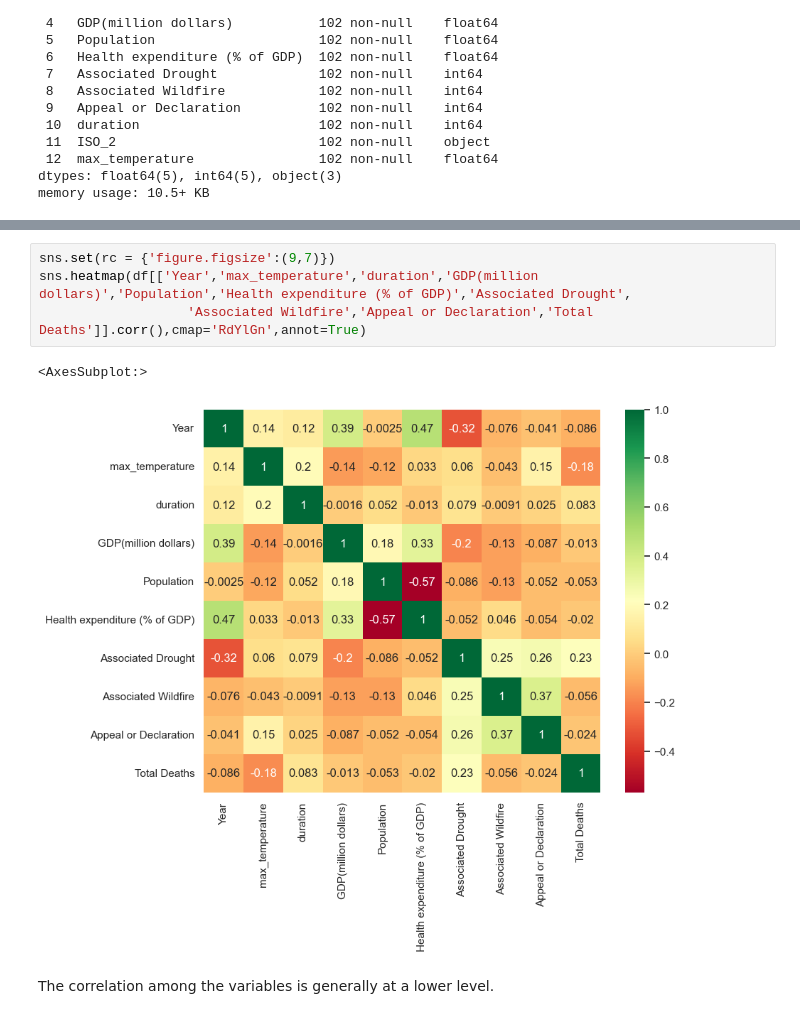
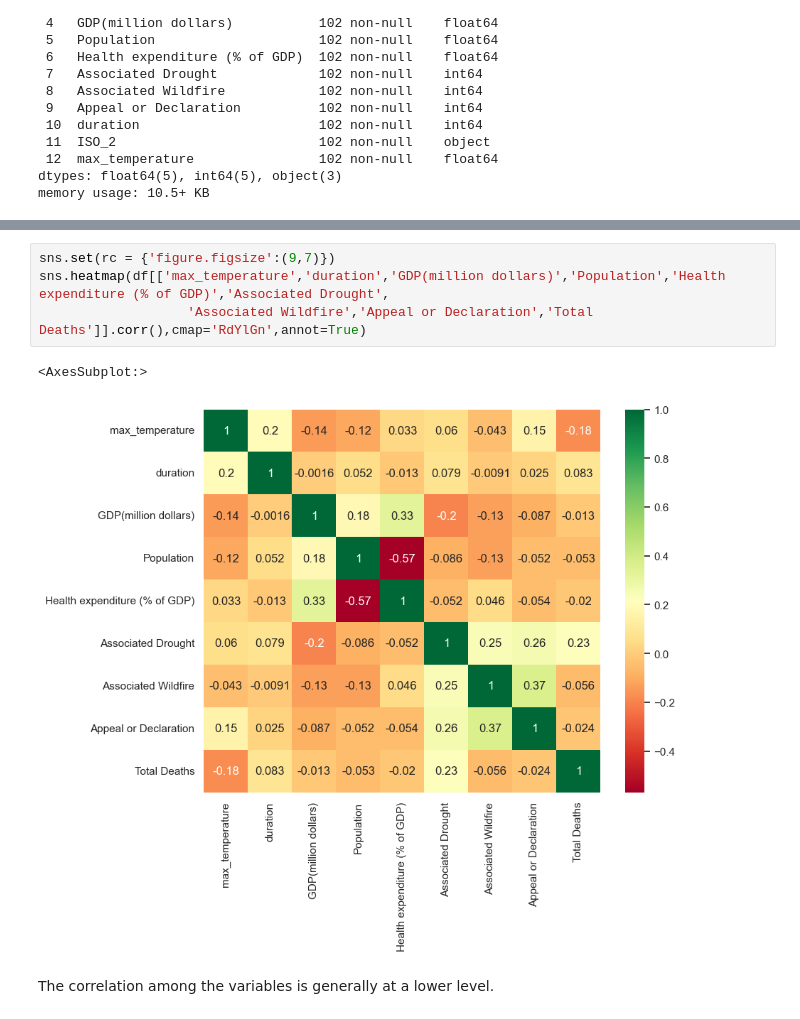
Before and after one commit to hongdoudahongdou/MDA, a Jupyter notebook: Data_Analysis/Predict Deaths.ipynb, the cells around one changed output, grey strips where cells are left out. Saved outputs shown, nothing was run; the diff lists cells and outputs as text.

```diff
--- a/Data_Analysis/Predict Deaths.ipynb
+++ b/Data_Analysis/Predict Deaths.ipynb
@@ -61,11 +62,11 @@ df.describe()
 | max | 2021.000000 | 55736.000000 | 9.570470e+12 | 1.383112e+09 | 12.205050 | 1.000000 | ... |
 # %%
 sns.set(rc = {'figure.figsize':(9,7)})
-sns.heatmap(df[['Year','max_temperature','duration','GDP(million dollars)','Population','Health expenditure (% of GDP)','Associated Drought',
+sns.heatmap(df[['max_temperature','duration','GDP(million dollars)','Population','Health expenditure (% of GDP)','Associated Drought',
                    'Associated Wildfire','Appeal or Declaration','Total Deaths']].corr(),cmap='RdYlGn',annot=True)
 # %% [output]
 <AxesSubplot:>
-[figure, old version]
+[figure, new version]
 # %% [markdown]
 The correlation among the variables is generally at a lower level.
 # %%
```
Also changed, not shown: parts of 15 cells of this notebook, 1 other file.
